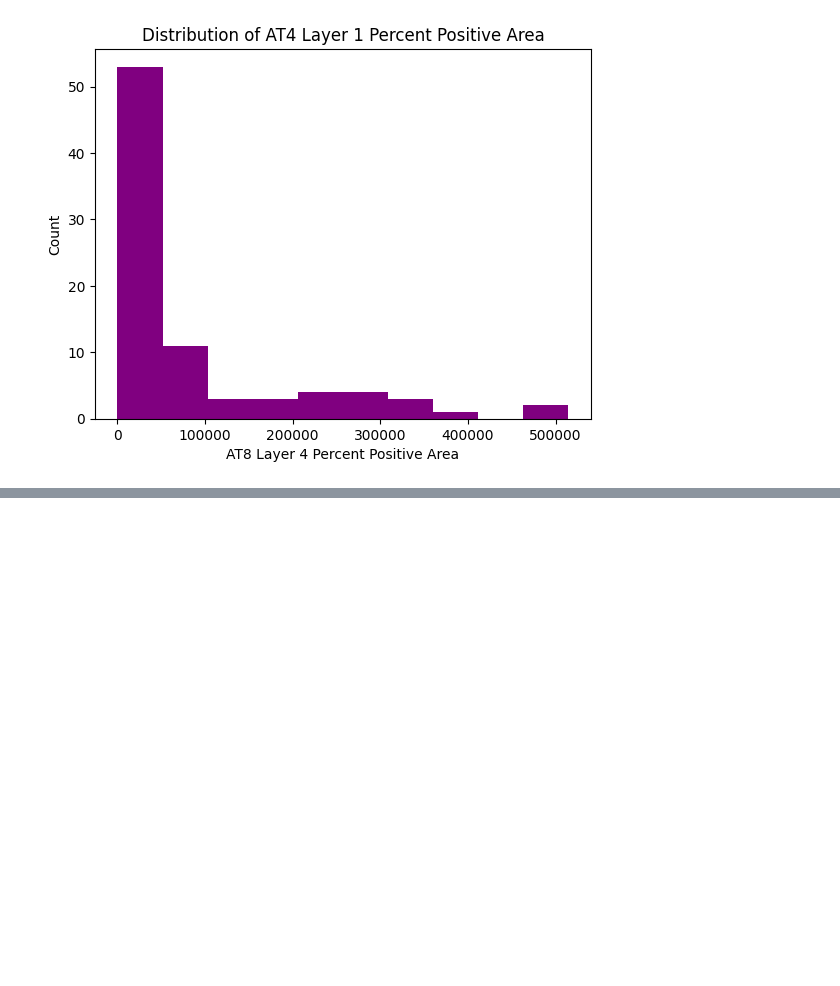
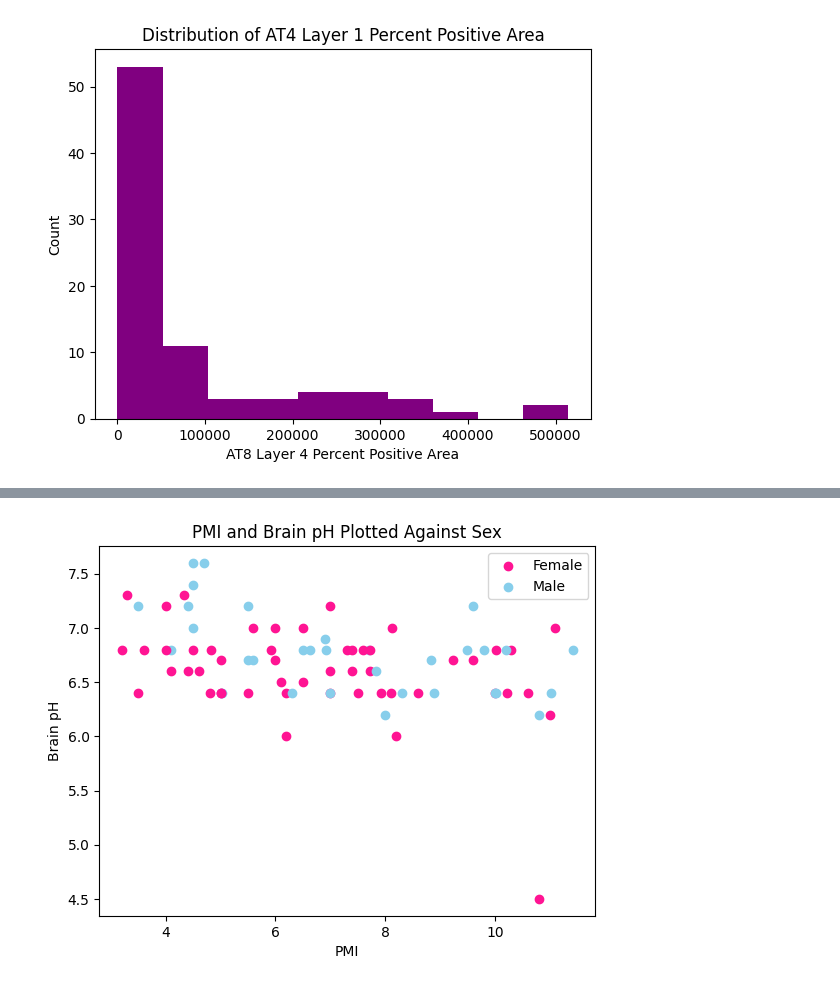
Before and after one commit to meghaninglis/Neural-Data, a Jupyter notebook: final_project_2023.ipynb, the cells around one changed output, grey strips where cells are left out. Cells and saved outputs as stored; diff of their text form; code cells hidden in the pictures; blank space fills up the shorter version.

```diff
--- a/final_project_2023.ipynb
+++ b/final_project_2023.ipynb
@@ -58,0 +86,15 @@ Text(0.5, 1.0, 'Distribution of AT4 Layer 1 Percent Positive Area')
+# %%
+#Making a scatterplot
+alz_ID_length = len(alz_ID)
+
+for i in range(alz_ID_length):
+  if alz_ID.iloc[i,4]== 'Female':
+    plt.scatter(alz_ID.iloc[i,-17],alz_ID.iloc[i,52], color="deeppink")
+  else:
+    plt.scatter(alz_ID.iloc[i,-17],alz_ID.iloc[i,52], color="skyblue")
+    plt.ylabel("Brain pH")
+    plt.xlabel("PMI")
+    plt.legend(['Female', 'Male'])
+    plt.title("PMI and Brain pH Plotted Against Sex")
+# %% [output]
+[figure, added]
```
Also changed, not shown: parts of 4 cells of this notebook.
